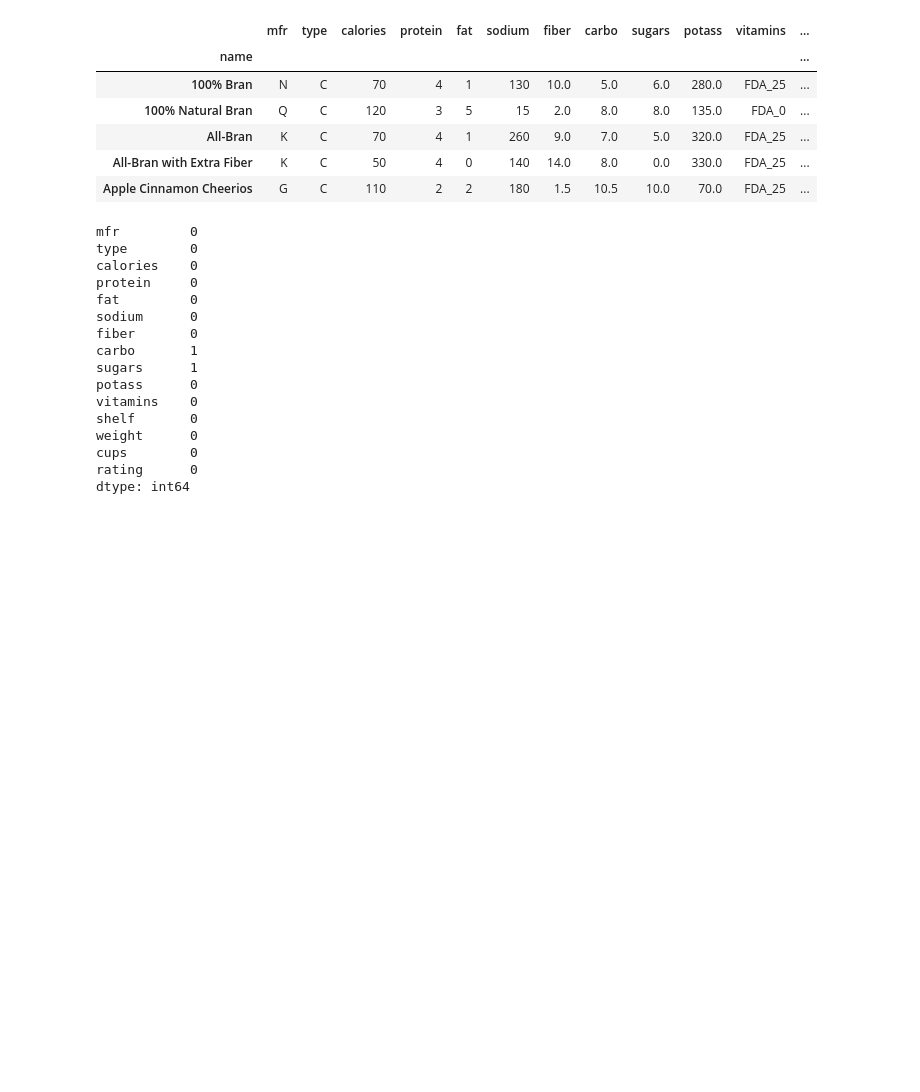
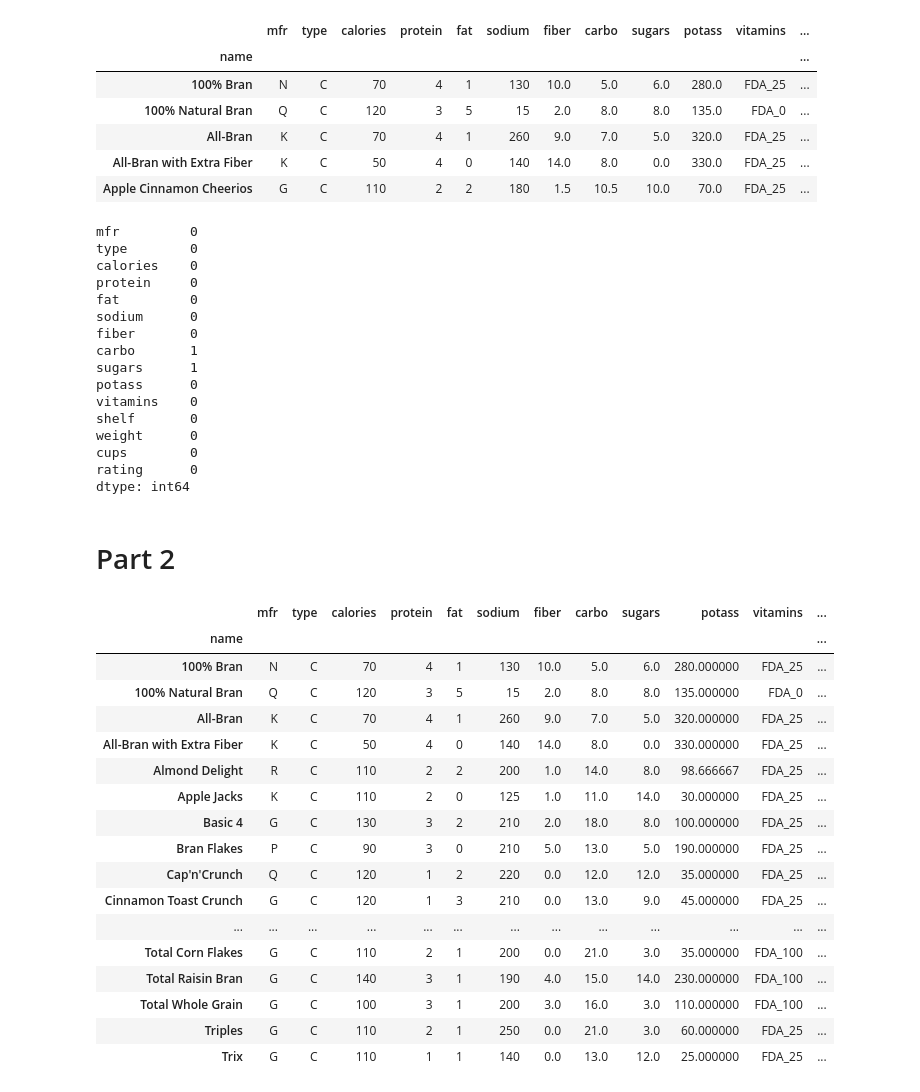
Before and after one commit to RfqiAlan/Hands-On-MachineLearning, a Jupyter notebook: Course 1/part1.ipynb, the cells around one changed output. Cells and saved outputs as stored; diff of their text form; code cells hidden in the pictures; blank space fills up the shorter version.

Commit message:
add:part 2

```diff
--- a/Course 1/part1.ipynb
+++ b/Course 1/part1.ipynb
@@ -291,3 +291,26 @@ weight      0
 cups        0
 rating      0
 dtype: int64
+# %% [markdown]
+# Part 2
+# %%
+df[-(df.shelf ==1 )]
+# %% [output]
+|  | mfr | type | calories | protein | fat | sodium | fiber | carbo | sugars | potass | vitamins | ... |
+| name |  |  |  |  |  |  |  |  |  |  |  | ... |
+| 100% Bran | N | C | 70 | 4 | 1 | 130 | 10.0 | 5.0 | 6.0 | 280.000000 | FDA_25 | ... |
+| 100% Natural Bran | Q | C | 120 | 3 | 5 | 15 | 2.0 | 8.0 | 8.0 | 135.000000 | FDA_0 | ... |
+| All-Bran | K | C | 70 | 4 | 1 | 260 | 9.0 | 7.0 | 5.0 | 320.000000 | FDA_25 | ... |
+| All-Bran with Extra Fiber | K | C | 50 | 4 | 0 | 140 | 14.0 | 8.0 | 0.0 | 330.000000 | FDA_25 | ... |
+| Almond Delight | R | C | 110 | 2 | 2 | 200 | 1.0 | 14.0 | 8.0 | 98.666667 | FDA_25 | ... |
+| Apple Jacks | K | C | 110 | 2 | 0 | 125 | 1.0 | 11.0 | 14.0 | 30.000000 | FDA_25 | ... |
+| Basic 4 | G | C | 130 | 3 | 2 | 210 | 2.0 | 18.0 | 8.0 | 100.000000 | FDA_25 | ... |
+| Bran Flakes | P | C | 90 | 3 | 0 | 210 | 5.0 | 13.0 | 5.0 | 190.000000 | FDA_25 | ... |
+| Cap'n'Crunch | Q | C | 120 | 1 | 2 | 220 | 0.0 | 12.0 | 12.0 | 35.000000 | FDA_25 | ... |
+| Cinnamon Toast Crunch | G | C | 120 | 1 | 3 | 210 | 0.0 | 13.0 | 9.0 | 45.000000 | FDA_25 | ... |
+| ... | ... | ... | ... | ... | ... | ... | ... | ... | ... | ... | ... | ... |
+| Total Corn Flakes | G | C | 110 | 2 | 1 | 200 | 0.0 | 21.0 | 3.0 | 35.000000 | FDA_100 | ... |
+| Total Raisin Bran | G | C | 140 | 3 | 1 | 190 | 4.0 | 15.0 | 14.0 | 230.000000 | FDA_100 | ... |
+| Total Whole Grain | G | C | 100 | 3 | 1 | 200 | 3.0 | 16.0 | 3.0 | 110.000000 | FDA_100 | ... |
+| Triples | G | C | 110 | 2 | 1 | 250 | 0.0 | 21.0 | 3.0 | 60.000000 | FDA_25 | ... |
+| Trix | G | C | 110 | 1 | 1 | 140 | 0.0 | 13.0 | 12.0 | 25.000000 | FDA_25 | ... |
```
Also changed, not shown: parts of 6 cells of this notebook.
